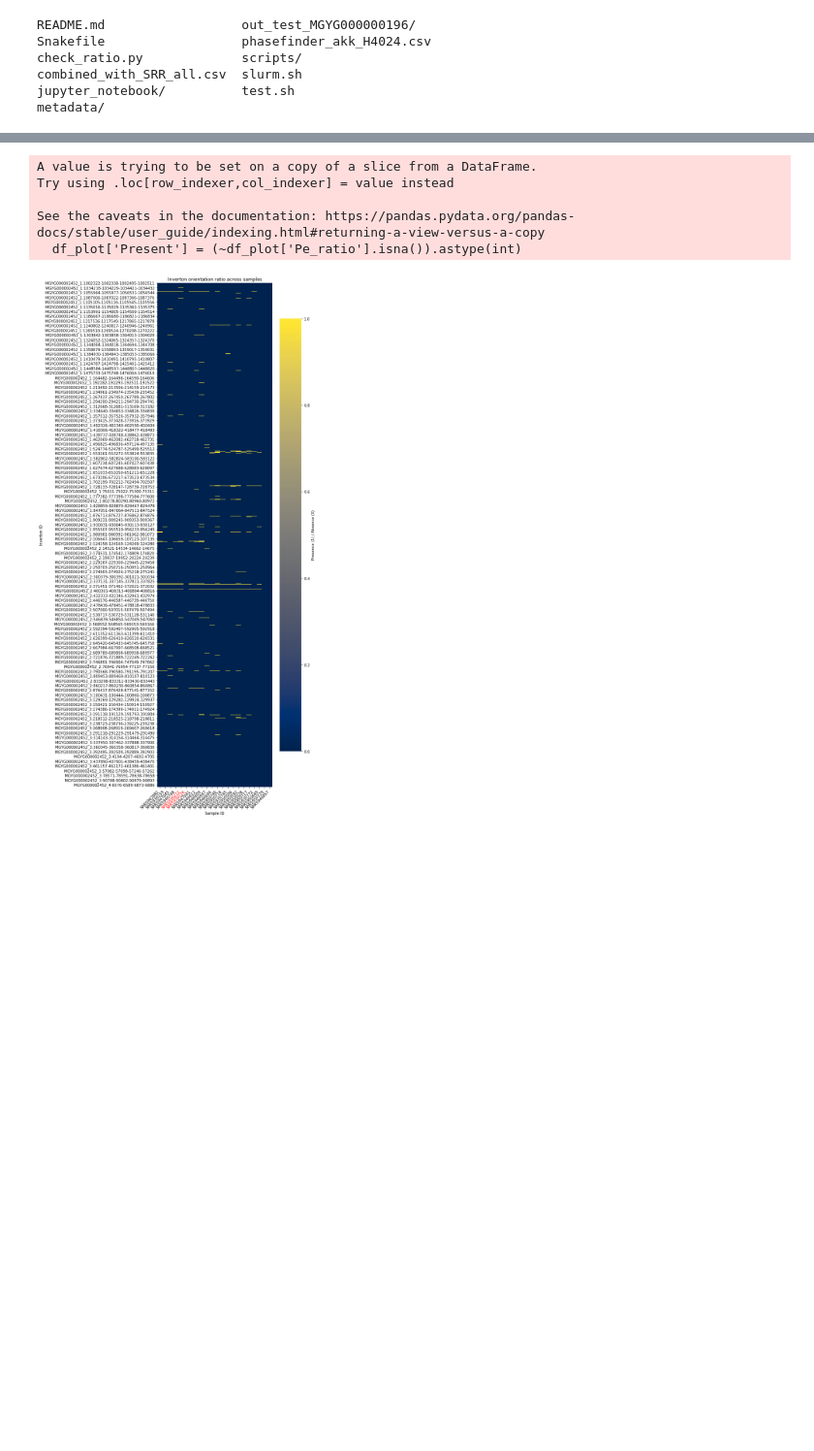
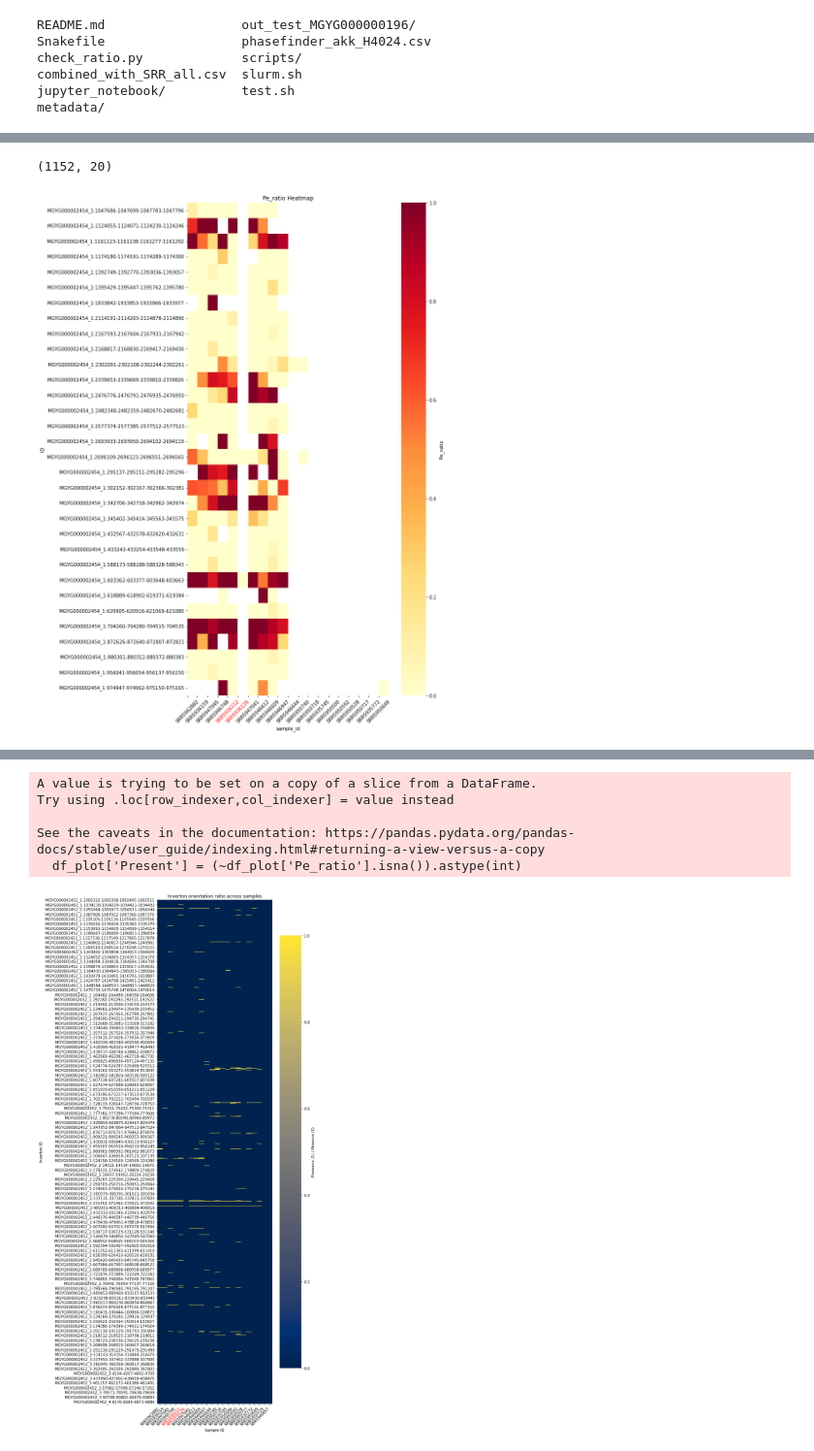
Before and after one commit to jindongmin/Inverton_analysis, a Jupyter notebook: jupyter_notebook/H4024.ipynb, the cells around one changed output, grey strips where cells are left out. Shown at 97% size. Cells and saved outputs as stored; diff of their text form; code cells hidden in the pictures; blank space fills up the shorter version.

```diff
--- a/jupyter_notebook/H4024.ipynb
+++ b/jupyter_notebook/H4024.ipynb
@@ -32,3 +26,11 @@ phase_df
 # %%
 antibiotic_samples = ['SRR5936212', 'SRR5936126']
 phase_df['Antibiotic'] = phase_df['sample_id'].isin(antibiotic_samples)
+# %%
+#Pe_ratio is NaN could be
+#1. there is not enough coverage in the sequencing data
+#2. this inverton does not exist in the sample
+# for both situations, we would not be able to know the actaul ratio
+#--> remove the NaN ones in Pe_ratio
+phase_df = phase_df.dropna(subset=['Pe_ratio'])
+phase_df.shape # 243364-26874 = 216490 #216490/243364= 88.9%
@@ -37,3 +46,5 @@ phase_df['Antibiotic'] = phase_df['sample_id'].isin(antibiotic_samples)
 # %%
-species_to_plot = 'MGYG000002452'
+#MGYG000002454
+species_to_plot = 'MGYG000002454' #Akkermansia muciniphila
 df_plot = phase_df[phase_df['species_id']==species_to_plot]
+df_plot.shape
@@ -71,0 +85,13 @@ phase_df.sort_values('Antibiotic',ascending=False)
+# %%
+# Samples under antibiotics
+antibiotic_samples = ["SRR5936212", "SRR5936126"]
+# %%
+# Pivot to have IDs as rows, sample_id as columns
+heatmap_data = df_plot.pivot(index='ID', columns='sample_id', values='Pe_ratio')
+
+# Keep only IDs that exist in all samples (no missing values)
+heatmap_data_filtered = heatmap_data.dropna(how='any')
+
+heatmap_data.shape
+# %% [output]
+(1152, 20)
@@ -72 +110,52 @@ phase_df.sort_values('Antibiotic',ascending=False)
+# %%
+#white ones means missing data for the cell, it means there was no Pe_ratio value for the ID in that sample
+#remove the ones has no change: remove all 1 or all 0
+# Make a copy to avoid SettingWithCopyWarning
+df_plot = df_plot.copy()
+
+# Pivot the DataFrame to have IDs as rows, sample_id as columns
+heatmap_data = df_plot.pivot(index='ID', columns='sample_id', values='Pe_ratio')
+
+# Filter sample_order to only include columns that exist
+sample_order_existing = [s for s in sample_order if s in heatmap_data.columns]
+
+heatmap_data = heatmap_data[sample_order_existing]
+
+# Remove IDs where all non-NaN values are 0 or all non-NaN values are 1
+heatmap_data = heatmap_data[~(
+    ((heatmap_data.fillna(0) == 0) | (heatmap_data.isna())).all(axis=1) |
+    ((heatmap_data.fillna(1) == 1) | (heatmap_data.isna())).all(axis=1)
+)]
+# Plot heatmap
+plt.figure(figsize=(12, 16))
+sns.heatmap(heatmap_data,
+            annot=False,
+            cmap='YlOrRd',
+            cbar_kws={'label': 'Pe_ratio'}
+            )
+
+# Optionally, overlay white squares on the positions that were originally NaN
+mask = heatmap_data.isna()
+for y, x in zip(*np.where(mask)):
+    plt.gca().add_patch(plt.Rectangle((x, y), 1, 1, color='white', edgecolor='white'))
+
+# Set x-axis labels and color the antibiotic samples
+ax = plt.gca()
+ax.set_xticks(range(len(sample_order_existing)))
+ax.set_xticklabels(sample_order_existing, rotation=45)
+
+for tick_label in ax.get_xticklabels():
+    if tick_label.get_text() in antibiotic_samples:
+        tick_label.set_color('red')  # color antibiotic samples red
+    else:
+        tick_label.set_color('black')
+
+plt.ylabel('ID')
+plt.title('Pe_ratio Heatmap')
+plt.xticks(rotation=45, ha ='center')
+plt.yticks(rotation=0)
+plt.tight_layout()
+plt.show()
+# %% [output]
+[figure, added]
 # %%
```
Also changed, not shown: parts of 24 cells of this notebook.
